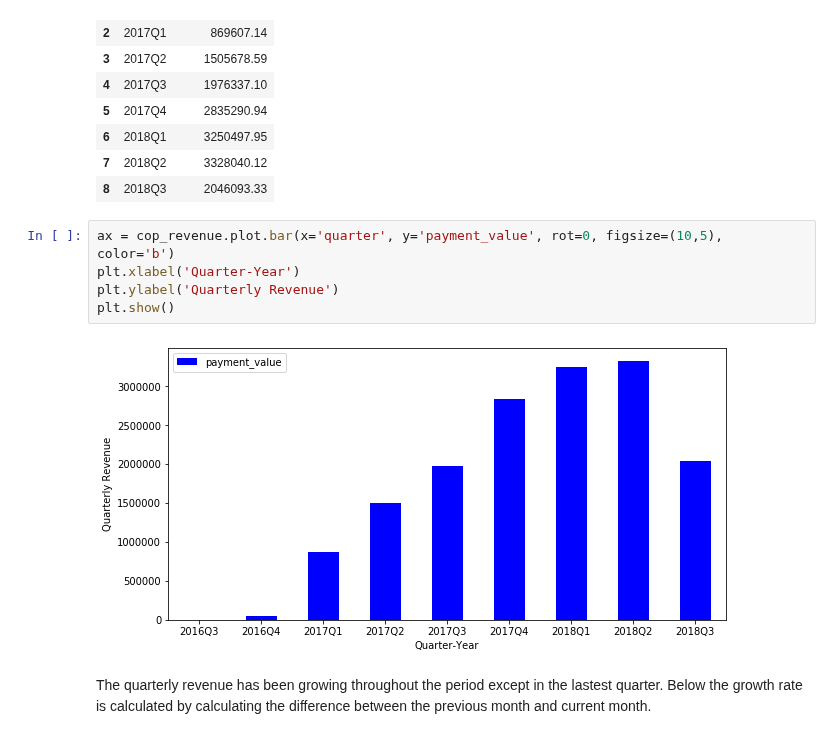
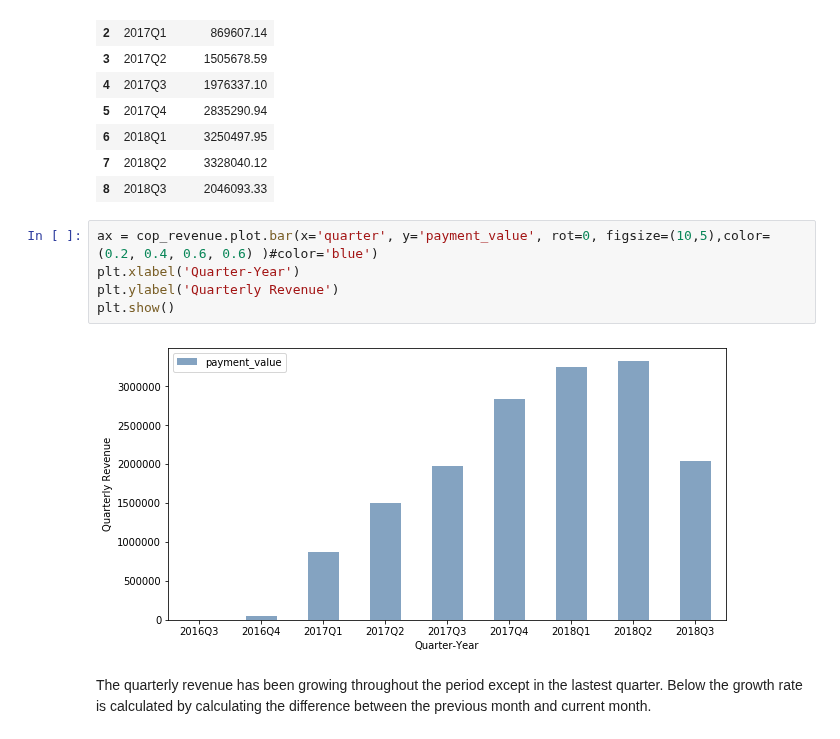
Before and after one commit to MotzWanted/Business_Analytics_Olist, a Jupyter notebook: phase2/Phase_2_part_1.ipynb, the cells around one changed output. Drawn from its saved outputs; the diff is of its cells as text.

```diff
--- a/phase2/Phase_2_part_1.ipynb
+++ b/phase2/Phase_2_part_1.ipynb
@@ -97,12 +97,12 @@ cop_revenue
 | 7 | 2018Q2 | 3328040.12 |
 | 8 | 2018Q3 | 2046093.33 |
 # %%
-ax = cop_revenue.plot.bar(x='quarter', y='payment_value', rot=0, figsize=(10,5), color='b')
+ax = cop_revenue.plot.bar(x='quarter', y='payment_value', rot=0, figsize=(10,5),color=(0.2, 0.4, 0.6, 0.6) )#color='blue')
 plt.xlabel('Quarter-Year')
 plt.ylabel('Quarterly Revenue')
 plt.show()
 # %% [output]
-[figure, old version]
+[figure, new version]
 # %% [markdown]
 The quarterly revenue has been growing throughout the period except in the lastest quarter.
 Below the growth rate is calculated by calculating the difference between the previous month and current month.
```
Also changed, not shown: parts of 4 cells of this notebook, 3 other files.
